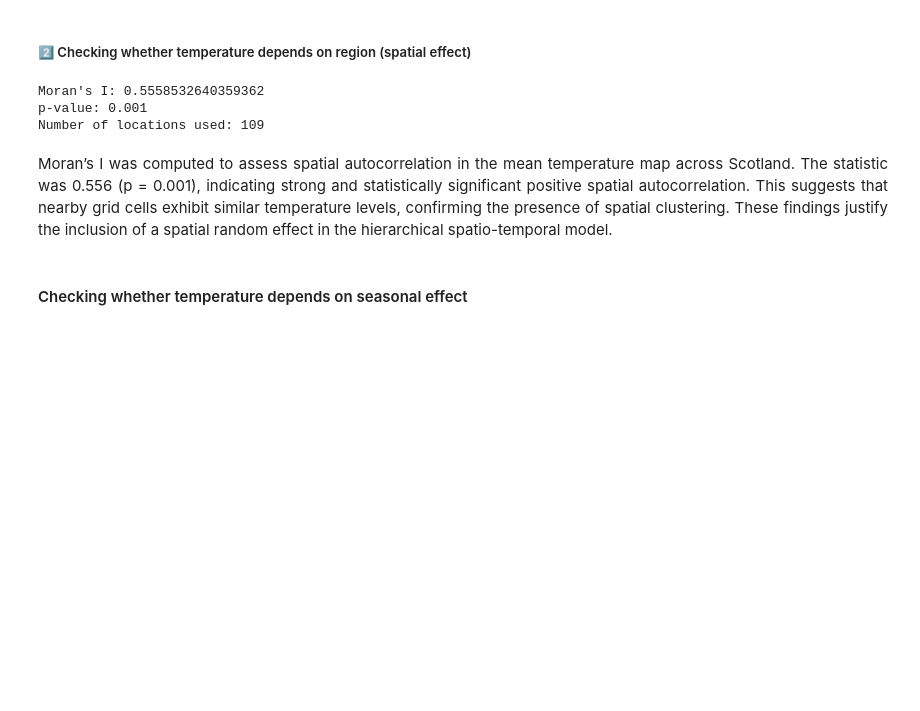
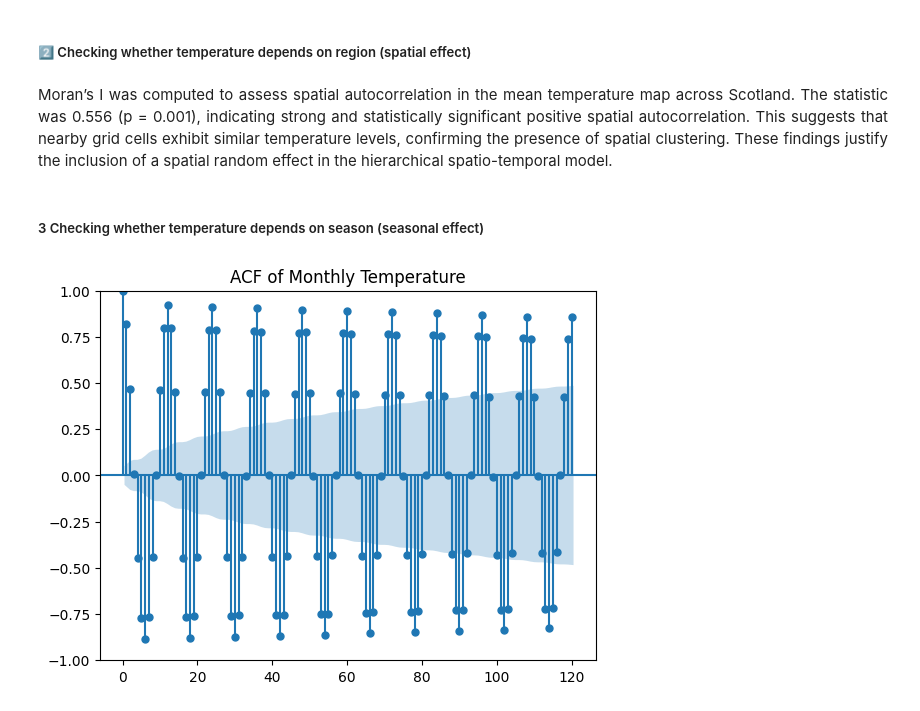
Before and after one commit to JacksonCDataScience/SRS_Project_2, a Jupyter notebook: 01_Project1_BHST.ipynb, the cells around one changed output. Cells and saved outputs as stored; diff of their text form; code cells hidden in the pictures; blank space fills up the shorter version.

Commit message:
Add files via upload
added another test on monthly seasonality

```diff
--- a/01_Project1_BHST.ipynb
+++ b/01_Project1_BHST.ipynb
@@ -20,7 +22,7 @@ import geopandas as gpd
 import matplotlib.pyplot as plt
 # %%
 # Open dataset
-df = xr.open_dataset("cru_ts4.09.1901.2024.tmp.dat.nc") # lazy loading, tmp files
+df = xr.open_dataset("cru_ts4.09.1901.2024.tmp.dat.nc", engine="netcdf4") # lazy loading, tmp files
 uk = gpd.read_file("geoBoundaries-GBR-ADM1-all/geoBoundaries-GBR-ADM1.shp").to_crs(epsg=4326) # uk boundaries shp
 scot = uk[uk["shapeName"] == "Scotland"].dissolve() # dissolve to single polygon
 
@@ -396,11 +402,20 @@ mi = Moran(mean_temp_clean, w)
 print("Moran's I:", mi.I)
 print("p-value:", mi.p_sim)
 print("Number of locations used:", len(mean_temp_clean))
-# %% [output]
-Moran's I: 0.5558532640359362
-p-value: 0.001
-Number of locations used: 109
 # %% [markdown]
 <div align="justify"> Moran’s I was computed to assess spatial autocorrelation in the mean temperature map across Scotland. The statistic was 0.556 (p = 0.001), indicating strong and statistically significant positive spatial autocorrelation. This suggests that nearby grid cells exhibit similar temperature levels, confirming the presence of spatial clustering. These findings justify the inclusion of a spatial random effect in the hierarchical spatio-temporal model. </div>
 # %% [markdown]
-#### Checking whether temperature depends on seasonal effect
+##### 3 Checking whether temperature depends on season (seasonal effect)
+# %%
+# first create an ACF plot to see if we notice any trends in seasonality among months
+
+from statsmodels.graphics.tsaplots import plot_acf
+
+ts_mean = df_scot["tmp"].mean(dim=("lat","lon"))
+
+# plot full 1901–2024 and show 120 lags (10 years)
+plot_acf(ts_mean, lags=120)
+plt.title("ACF of Monthly Temperature")
+plt.show()
+# %% [output]
+[figure, added]
```
Also changed, not shown: parts of 11 cells of this notebook.
